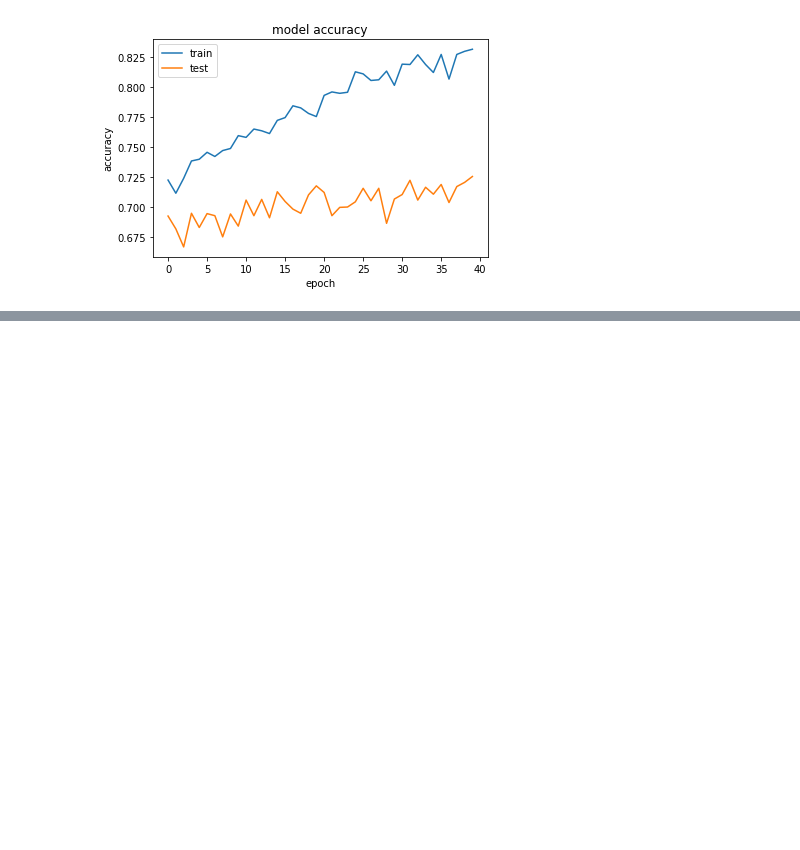
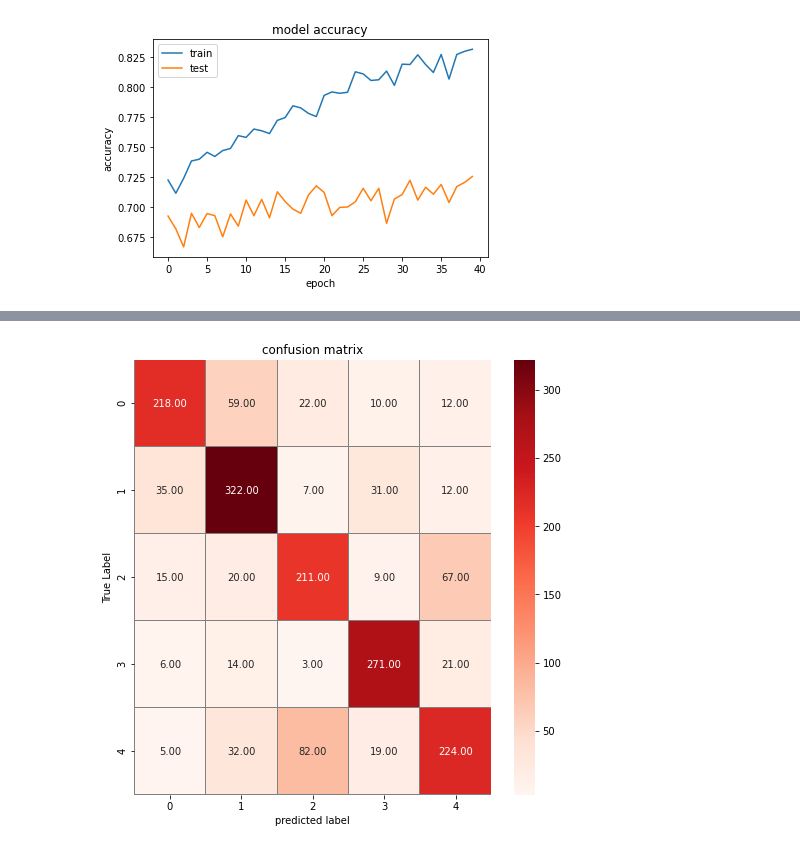
Before and after one commit to anushavasup/imageclassification_flowers, a Jupyter notebook: flowers_multiclass_augmentation_1.ipynb, the cells around one changed output, grey strips where cells are left out. Cells and saved outputs as stored; diff of their text form; code cells hidden in the pictures; blank space fills up the shorter version.

```diff
--- a/flowers_multiclass_augmentation_1.ipynb
+++ b/flowers_multiclass_augmentation_1.ipynb
@@ -216,0 +222,17 @@ tulip : 0.0 %
+# %%
+from sklearn.metrics import confusion_matrix
+import seaborn as sns
+y_pred=model_flower.predict(X_test1)
+y_pred_classes=np.argmax(y_pred,axis=1)
+y_true=np.argmax(y_test_one_hot,axis=1)
+confusion_mtx=confusion_matrix(y_true,y_pred_classes)
+f,ax=plt.subplots(figsize=(8,8))
+sns.heatmap(confusion_mtx,annot=True,linewidths = 0.01,cmap="Reds",
+            linecolor = "gray",fmt = ".2f",ax=ax
+            )
+plt.xlabel("predicted label")
+plt.ylabel("True Label")
+plt.title("confusion matrix")
+plt.show()
+# %% [output]
+[figure, added]
```
Also changed, not shown: parts of 7 cells of this notebook.
